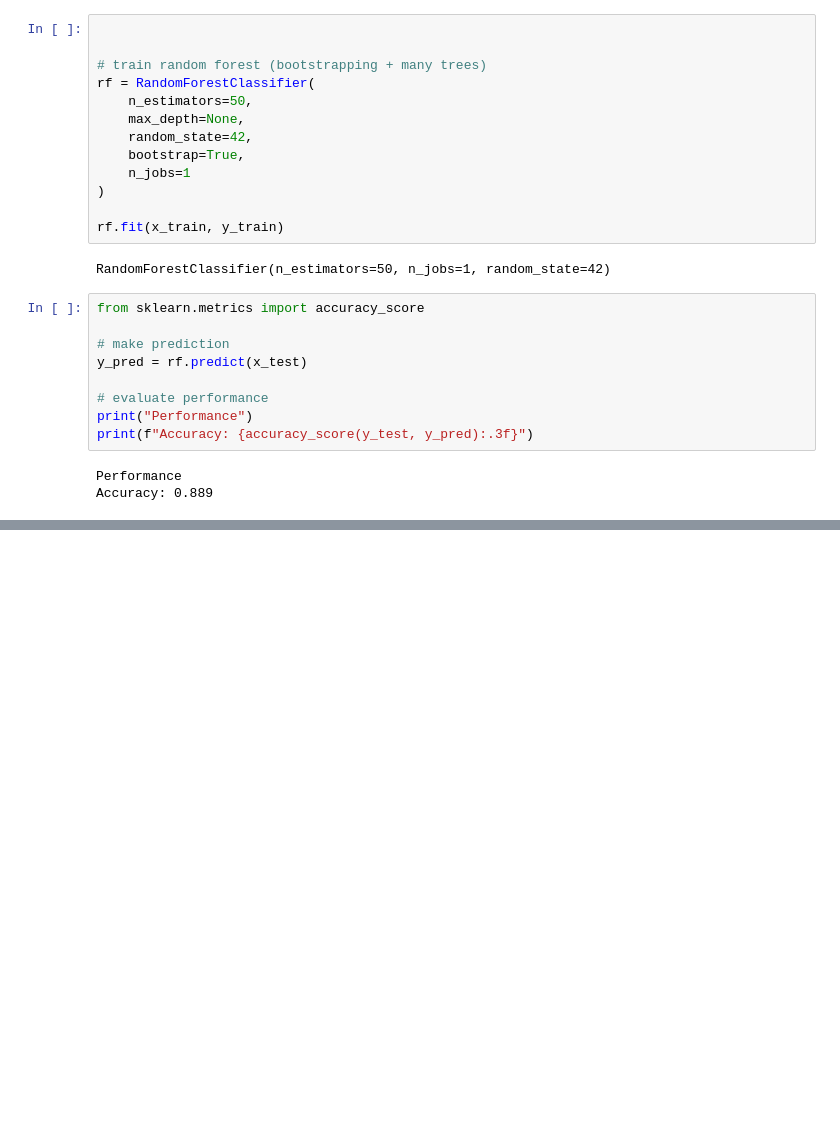
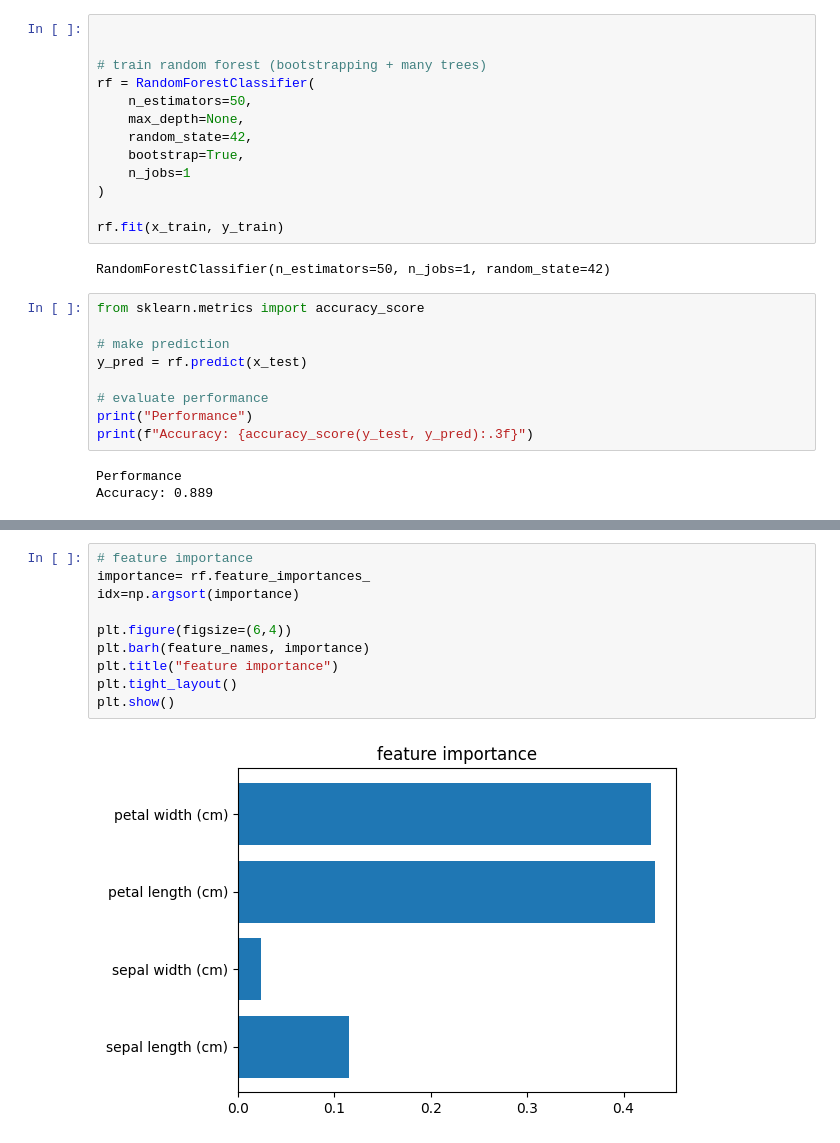
Before and after one commit to ahsancoderx/AI-learning, a Jupyter notebook: Randomforset/Randomforests.ipynb, the cells around one changed output, grey strips where cells are left out. Drawn from its saved outputs; the diff is of its cells as text; blank space fills up the shorter version.

```diff
--- a/Randomforset/Randomforests.ipynb
+++ b/Randomforset/Randomforests.ipynb
@@ -45,0 +351,12 @@ Accuracy: 0.889
+# %%
+# feature importance
+importance= rf.feature_importances_
+idx=np.argsort(importance)
+
+plt.figure(figsize=(6,4))
+plt.barh(feature_names, importance)
+plt.title("feature importance")
+plt.tight_layout()
+plt.show()
+# %% [output]
+[figure, added]
```
Also changed, not shown: parts of 21 cells of this notebook.
